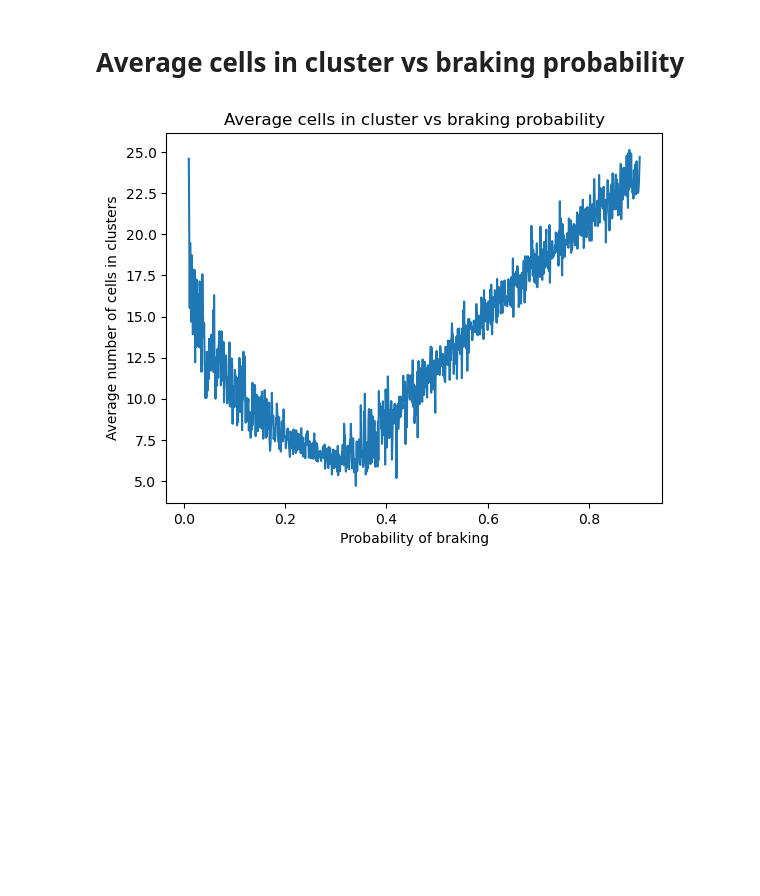
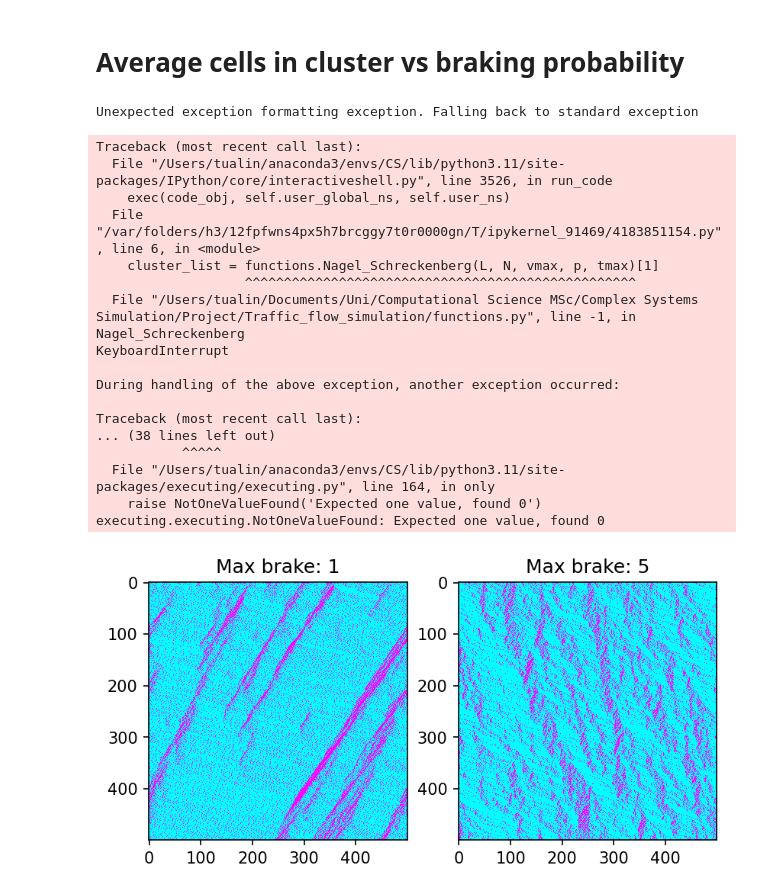
Before and after one commit to SofiaHilma/Traffic_flow_simulation, a Jupyter notebook: braking.ipynb, the cells around one changed output. Saved outputs shown, nothing was run; the diff lists cells and outputs as text; code cells hidden in the pictures; blank space fills up the shorter version.

```diff
--- a/braking.ipynb
+++ b/braking.ipynb
@@ -54,7 +54,7 @@ probs = np.linspace(0.01, 0.9, 1000)
 cluster_averages = []
 
 for p in probs:
-    cluster_list = functions.Nagel_Schreckenberg(L, N, vmax, p, tmax)[2]
+    cluster_list = functions.Nagel_Schreckenberg(L, N, vmax, p, tmax)[1]
     cluster_average = np.mean(cluster_list)
     cluster_averages.append(cluster_average)
 
@@ -65,4 +65,47 @@ plt.ylabel('Average number of cells in clusters')
 plt.title('Average cells in cluster vs braking probability')
 plt.show()
 # %% [output]
-[figure, removed]
+Unexpected exception formatting exception. Falling back to standard exception
+Traceback (most recent call last):
+  File "/Users/tualin/anaconda3/envs/CS/lib/python3.11/site-packages/IPython/core/interactiveshell.py", line 3526, in run_code
+    exec(code_obj, self.user_global_ns, self.user_ns)
+  File "/var/folders/h3/12fpfwns4px5h7brcggy7t0r0000gn/T/ipykernel_91469/4183851154.py", line 6, in <module>
+    cluster_list = functions.Nagel_Schreckenberg(L, N, vmax, p, tmax)[1]
+                   ^^^^^^^^^^^^^^^^^^^^^^^^^^^^^^^^^^^^^^^^^^^^^^^^^^
+  File "/Users/tualin/Documents/Uni/Computational Science MSc/Complex Systems Simulation/Project/Traffic_flow_simulation/functions.py", line -1, in Nagel_Schreckenberg
+KeyboardInterrupt
+
+During handling of the above exception, another exception occurred:
+
+Traceback (most recent call last):
+... (38 lines left out)
+           ^^^^^
+  File "/Users/tualin/anaconda3/envs/CS/lib/python3.11/site-packages/executing/executing.py", line 164, in only
+    raise NotOneValueFound('Expected one value, found 0')
+executing.executing.NotOneValueFound: Expected one value, found 0
+# %%
+L = 500
+N = 100
+p = 0.2
+vmax = 5
+tmax = 500
+
+max_brake_values = [1,5]
+
+fig, axs = plt.subplots(1,len(max_brake_values), dpi = 150)
+
+for brake in max_brake_values:
+    simulation = functions.Nagel_Schreckenberg(L, N, vmax, p, tmax, max_brake = brake)[0]
+    points = np.zeros((tmax, L))
+    for i in range(L):
+        for j in range(tmax):
+            if simulation[j][i] > -1:
+                points[j][i] = 1
+            else:
+                points[j][i] = 0
+    axs[max_brake_values.index(brake)].imshow(points, cmap = "cool", interpolation = "nearest")
+    axs[max_brake_values.index(brake)].set_title(f'Max brake: {brake}')
+
+plt.show()
+# %% [output]
+[figure, added]
```
Also changed, not shown: parts of 1 cell of this notebook, 1 other file.
